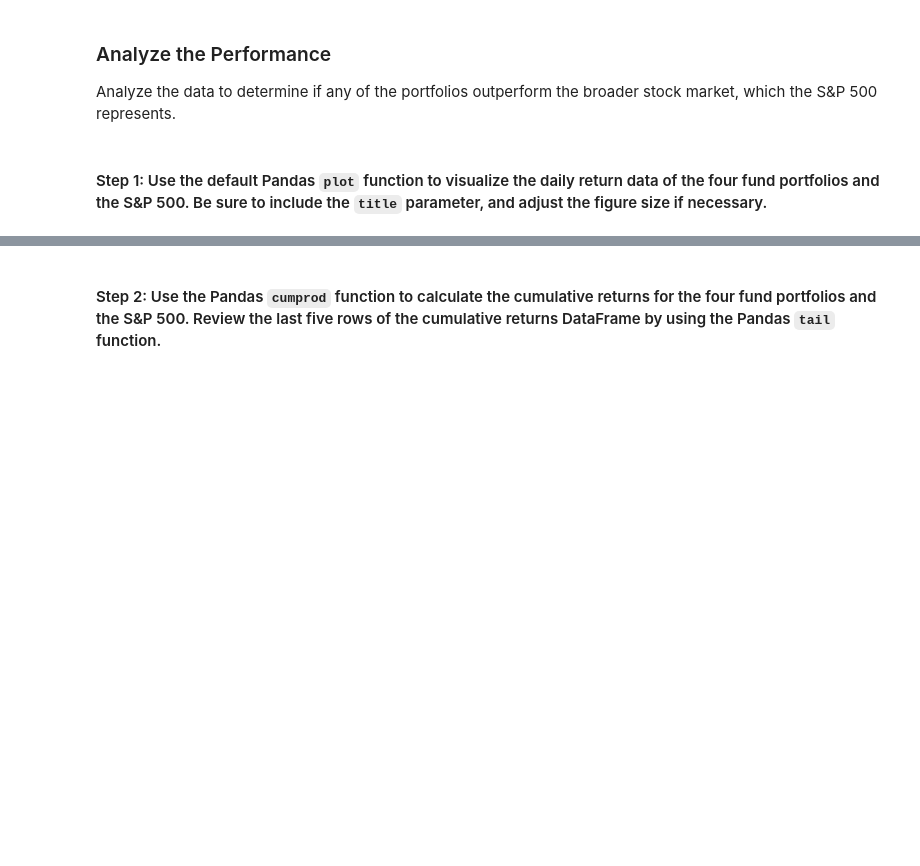
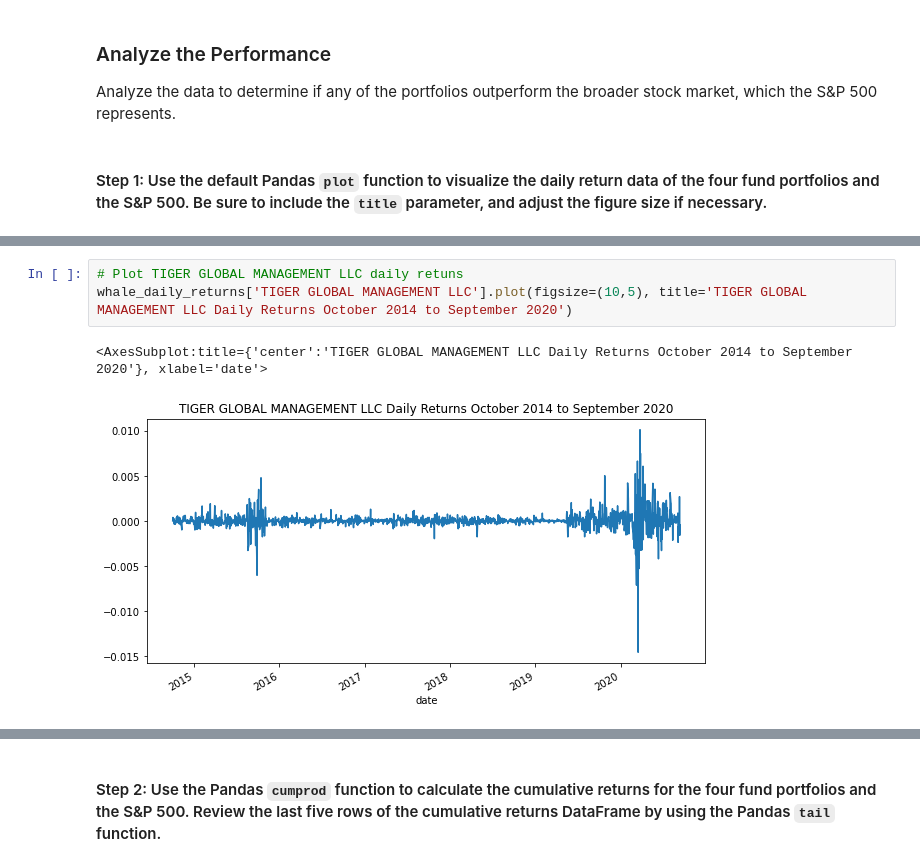
Before and after one commit to n8patterson/portfolio_risk_analysis, a Jupyter notebook: risk_return_analysis.ipynb, the cells around one changed output, grey strips where cells are left out. Cells and saved outputs as stored; diff of their text form; blank space fills up the shorter version.

```diff
--- a/risk_return_analysis.ipynb
+++ b/risk_return_analysis.ipynb
@@ -161,0 +179,6 @@ Analyze the data to determine if any of the portfolios outperform the broader st
+# %%
+# Plot TIGER GLOBAL MANAGEMENT LLC daily retuns
+whale_daily_returns['TIGER GLOBAL MANAGEMENT LLC'].plot(figsize=(10,5), title='TIGER GLOBAL MANAGEMENT LLC Daily Returns October 2014 to September 2020')
+# %% [output]
+<AxesSubplot:title={'center':'TIGER GLOBAL MANAGEMENT LLC Daily Returns October 2014 to September 2020'}, xlabel='date'>
+[figure, added]
```
Also changed, not shown: parts of 13 cells of this notebook.
